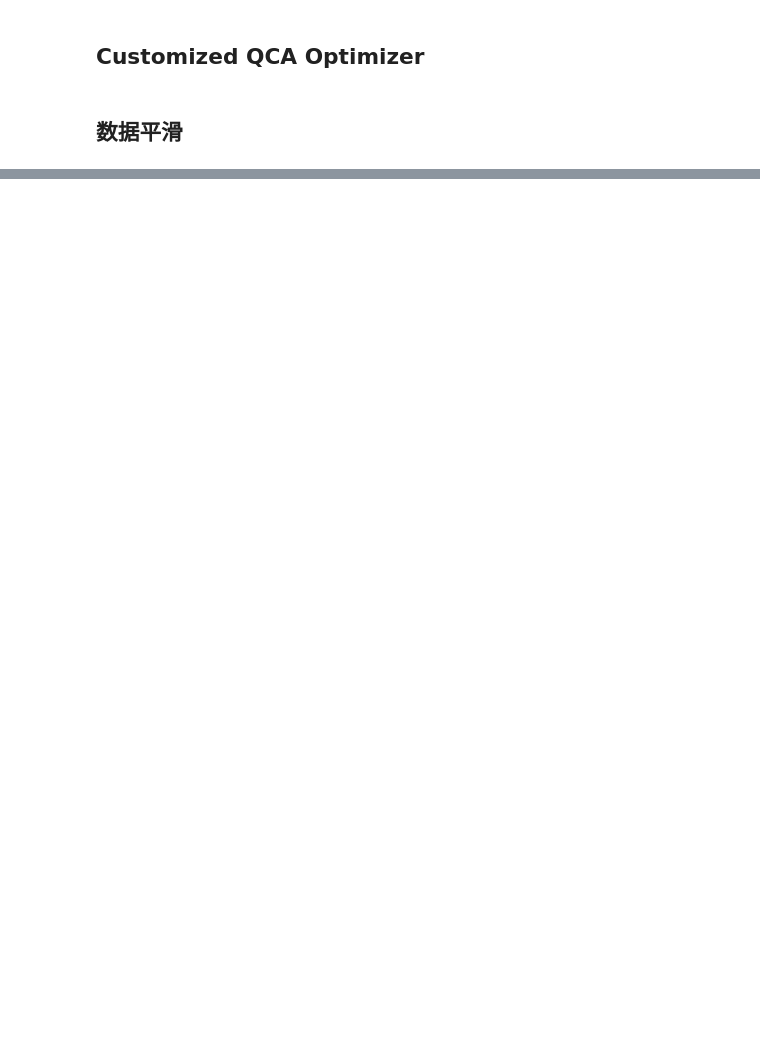
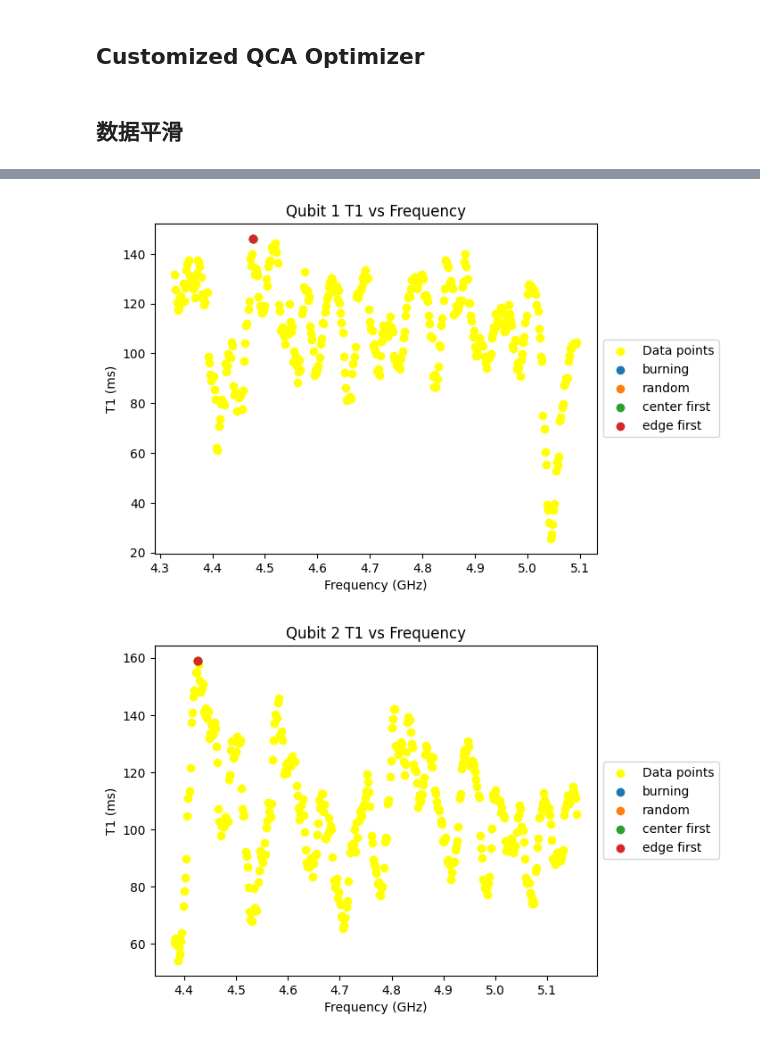
Before and after one commit to tencent-quantum-lab/Spark-Program, a Jupyter notebook: qca_zero.ipynb, the cells around one changed output, grey strips where cells are left out. Drawn from its saved outputs; the diff is of its cells as text; code cells hidden in the pictures; blank space fills up the shorter version.

```diff
--- a/qca_zero.ipynb
+++ b/qca_zero.ipynb
@@ -303,0 +428,5 @@ visualize_results(qdata_stable, points, labels)
+# %%
+visualize_results(qdata_neighbor_smoothed, points, labels)
+# %% [output]
+[figure, added]
+[figure, added]
```
Also changed, not shown: parts of 29 cells of this notebook.
